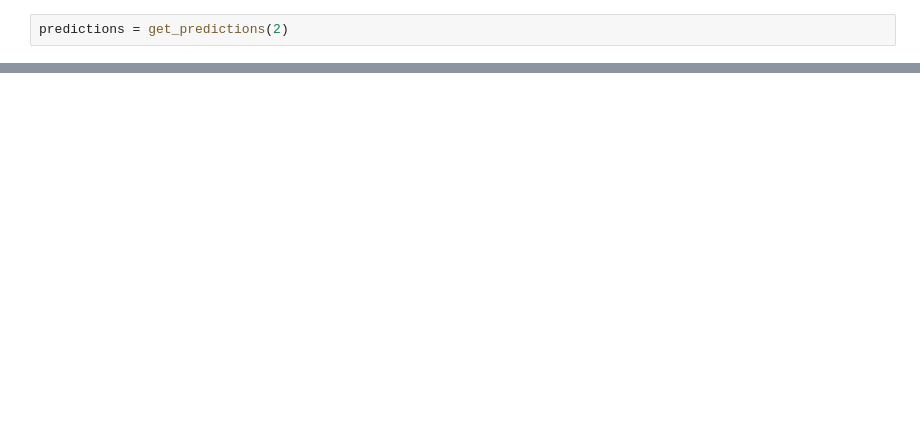
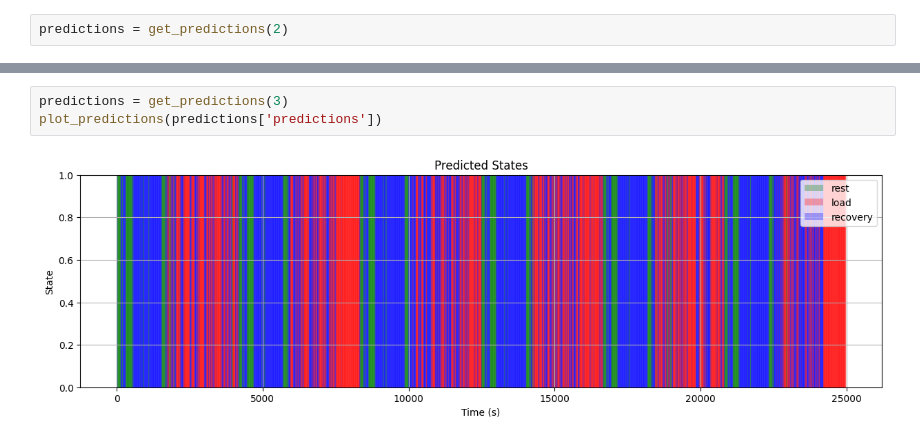
Before and after one commit to FFG99/ECGsignalsMarking, a Jupyter notebook: notebooks/manual_api_testing.ipynb, the cells around one changed output, grey strips where cells are left out. Cells and saved outputs as stored; diff of their text form; blank space fills up the shorter version.

```diff
--- a/notebooks/manual_api_testing.ipynb
+++ b/notebooks/manual_api_testing.ipynb
@@ -101,0 +111,5 @@ plot_predictions(predictions['predictions'])
+# %%
+predictions = get_predictions(3)
+plot_predictions(predictions['predictions'])
+# %% [output]
+[figure, added]
```
Also changed, not shown: parts of 9 cells of this notebook, 4 other files.
